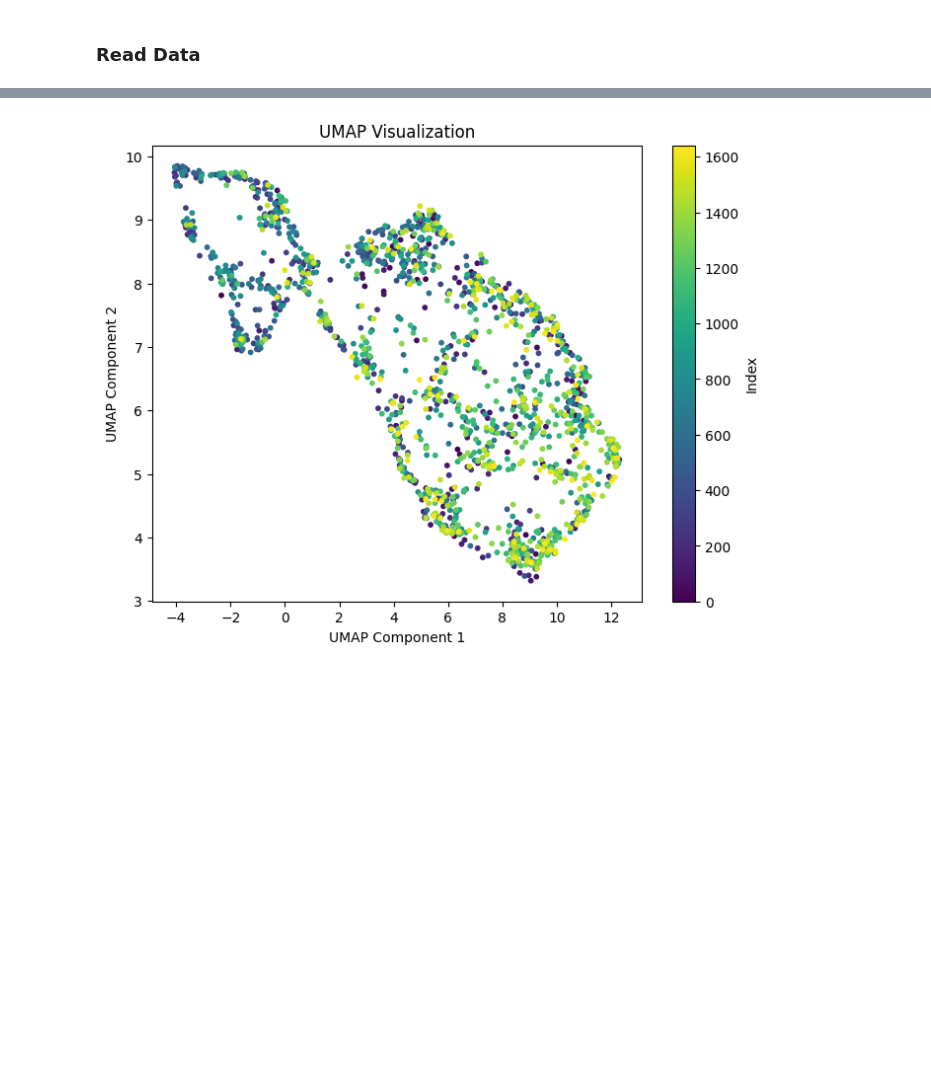
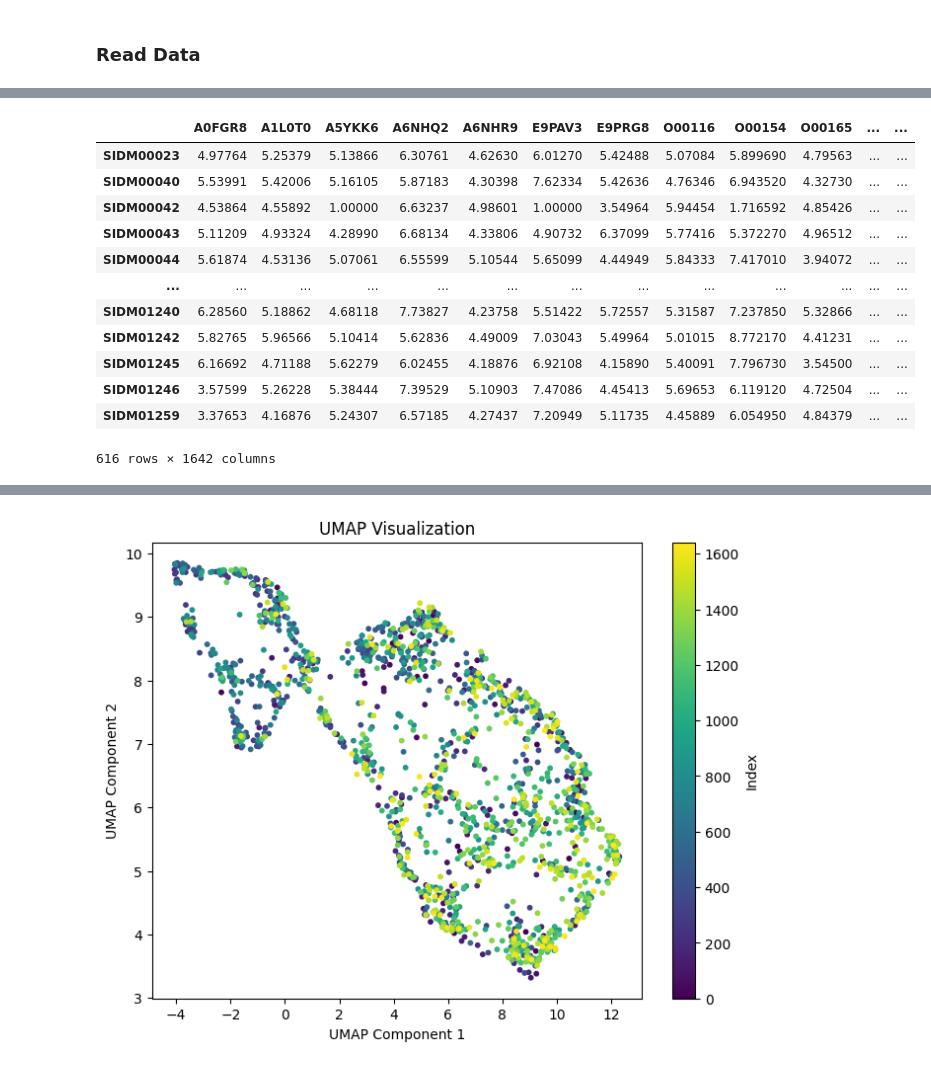
Before and after one commit to Surabhivj/PatStrat-Personalized-Health-Technologies-Conference-2024, a Jupyter notebook: GDSC_data_prep.ipynb, the cells around one changed output, grey strips where cells are left out. Saved outputs shown, nothing was run; the diff lists cells and outputs as text; code cells hidden in the pictures; blank space fills up the shorter version.

```diff
--- a/GDSC_data_prep.ipynb
+++ b/GDSC_data_prep.ipynb
@@ -271,0 +314,17 @@ vaf= pd.read_csv("data/GENE_VAF_df.csv",index_col=0)
+# %%
+prot = prot[prot.index.isin(prot_y.id)]
+prot
+# %% [output]
+|  | A0FGR8 | A1L0T0 | A5YKK6 | A6NHQ2 | A6NHR9 | E9PAV3 | E9PRG8 | O00116 | O00154 | O00165 | ... | ... |
+| SIDM00023 | 4.97764 | 5.25379 | 5.13866 | 6.30761 | 4.62630 | 6.01270 | 5.42488 | 5.07084 | 5.899690 | 4.79563 | ... | ... |
+| SIDM00040 | 5.53991 | 5.42006 | 5.16105 | 5.87183 | 4.30398 | 7.62334 | 5.42636 | 4.76346 | 6.943520 | 4.32730 | ... | ... |
+| SIDM00042 | 4.53864 | 4.55892 | 1.00000 | 6.63237 | 4.98601 | 1.00000 | 3.54964 | 5.94454 | 1.716592 | 4.85426 | ... | ... |
+| SIDM00043 | 5.11209 | 4.93324 | 4.28990 | 6.68134 | 4.33806 | 4.90732 | 6.37099 | 5.77416 | 5.372270 | 4.96512 | ... | ... |
+| SIDM00044 | 5.61874 | 4.53136 | 5.07061 | 6.55599 | 5.10544 | 5.65099 | 4.44949 | 5.84333 | 7.417010 | 3.94072 | ... | ... |
+| ... | ... | ... | ... | ... | ... | ... | ... | ... | ... | ... | ... | ... |
+| SIDM01240 | 6.28560 | 5.18862 | 4.68118 | 7.73827 | 4.23758 | 5.51422 | 5.72557 | 5.31587 | 7.237850 | 5.32866 | ... | ... |
+| SIDM01242 | 5.82765 | 5.96566 | 5.10414 | 5.62836 | 4.49009 | 7.03043 | 5.49964 | 5.01015 | 8.772170 | 4.41231 | ... | ... |
+| SIDM01245 | 6.16692 | 4.71188 | 5.62279 | 6.02455 | 4.18876 | 6.92108 | 4.15890 | 5.40091 | 7.796730 | 3.54500 | ... | ... |
+| SIDM01246 | 3.57599 | 5.26228 | 5.38444 | 7.39529 | 5.10903 | 7.47086 | 4.45413 | 5.69653 | 6.119120 | 4.72504 | ... | ... |
+| SIDM01259 | 3.37653 | 4.16876 | 5.24307 | 6.57185 | 4.27437 | 7.20949 | 5.11735 | 4.45889 | 6.054950 | 4.84379 | ... | ... |
+616 rows × 1642 columns
```
Also changed, not shown: parts of 52 cells of this notebook, 1 other file.
